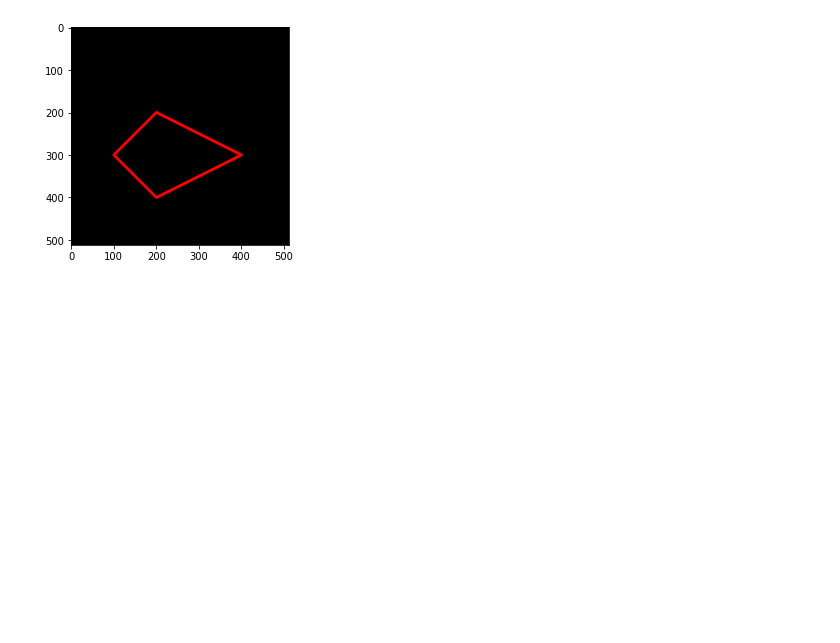
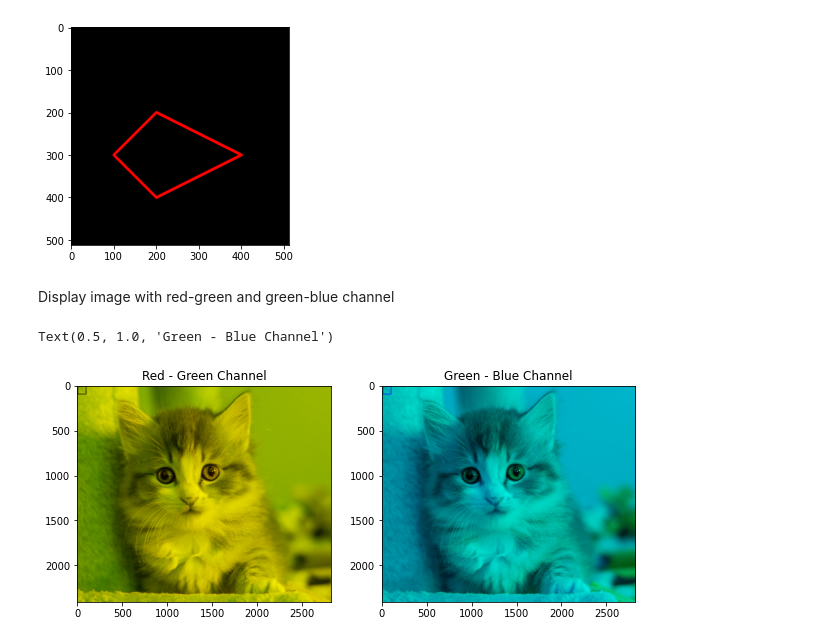
Before and after one commit to ezio341/Image-Processing, a Jupyter notebook: Week2.ipynb, the cells around one changed output. Saved outputs shown, nothing was run; the diff lists cells and outputs as text; code cells hidden in the pictures; blank space fills up the shorter version.

```diff
--- a/Week2.ipynb
+++ b/Week2.ipynb
@@ -163,3 +169,27 @@ plt.imshow(black_img2)
 # %% [output]
 <matplotlib.image.AxesImage at 0x...>
 [figure]
+# %% [markdown]
+Display image with red-green and green-blue channel
+# %%
+r,g,b = cv.split(img) #get RGB value
+
+for i in range(len(b)):
+  cvt_b[i] = 0;
+rgimg = cv.merge([r,g,cvt_b])
+
+
+for i in range(len(r)):
+  cvt_r[i] = 0
+gbimg = cv.merge([cvt_r, g, b])
+
+fig = plt.figure(figsize=(10,7))
+fig.add_subplot(1,2,1)
+plt.imshow(rgimg)
+plt.title('Red - Green Channel')
+fig.add_subplot(1,2,2)
+plt.imshow(gbimg)
+plt.title('Green - Blue Channel')
+# %% [output]
+Text(0.5, 1.0, 'Green - Blue Channel')
+[figure, added]
```
Also changed, not shown: parts of 17 cells of this notebook.
